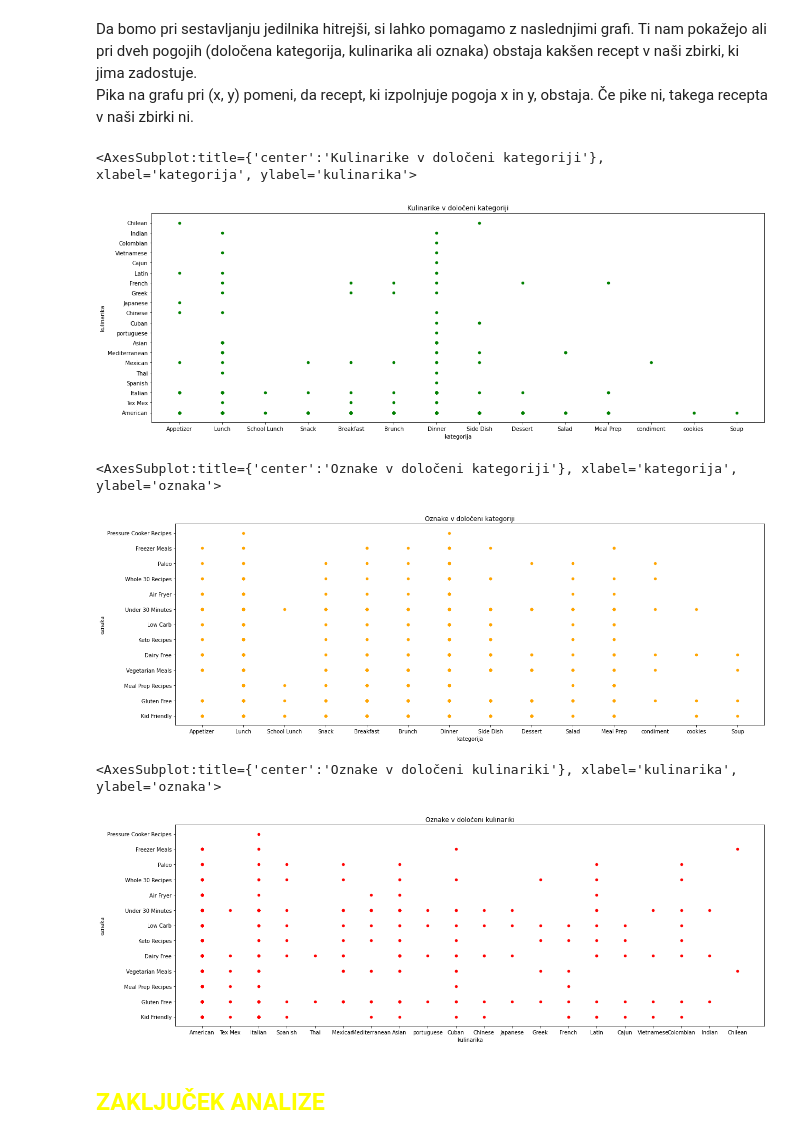
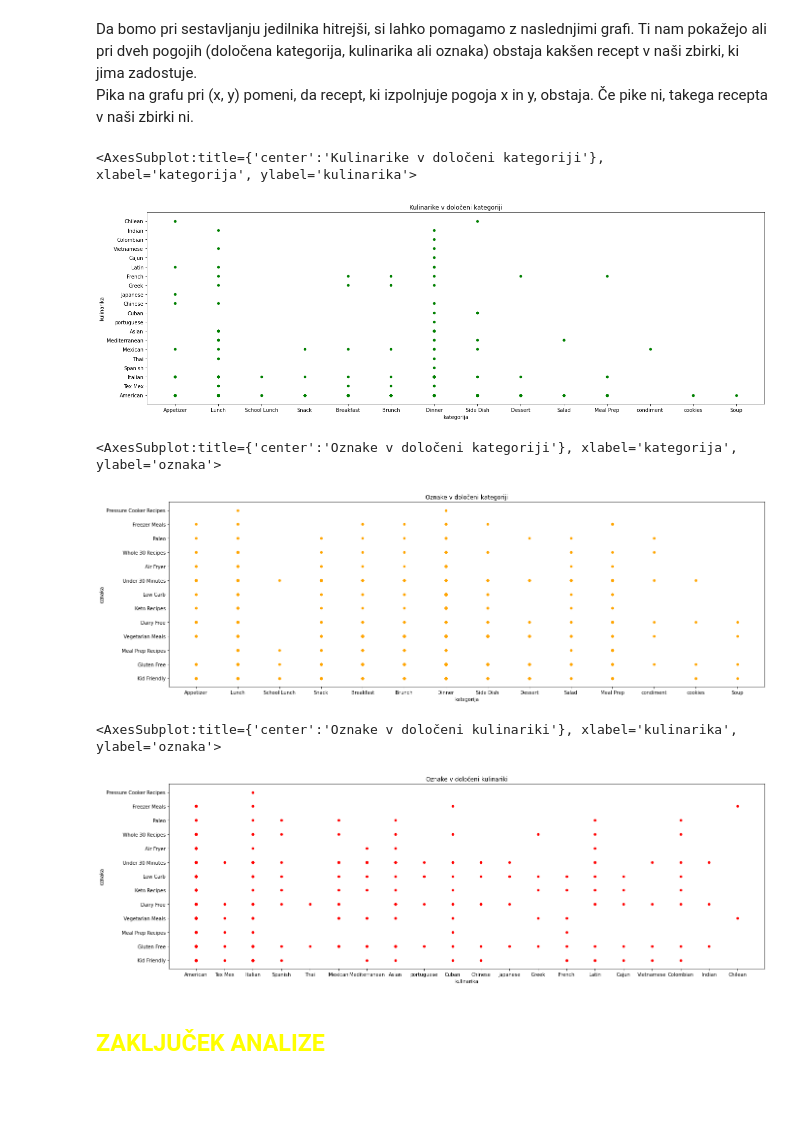
Before and after one commit to AljaZaletelj/Analiza-receptov, a Jupyter notebook: analiza_receptov.ipynb, the cells around one changed output. Saved outputs shown, nothing was run; the diff lists cells and outputs as text; code cells hidden in the pictures; blank space fills up the shorter version.

```diff
--- a/analiza_receptov.ipynb
+++ b/analiza_receptov.ipynb
@@ -591,22 +591,22 @@ Ti nam pokažejo ali pri dveh pogojih (določena kategorija, kulinarika ali ozna
 Pika na grafu pri (x, y) pomeni, da recept, ki izpolnjuje pogoja x in y, obstaja. Če pike ni, takega recepta v naši zbirki ni.
 # %%
 recepti_ku_ka = pd.merge(recepti_z_kulinarikami, kategorije)
-recepti_ku_ka.plot.scatter(x= "kategorija", y = "kulinarika", figsize = (20, 7), color = "green", title = "Kulinarike v določeni kategoriji")
+recepti_ku_ka.plot.scatter(x= "kategorija", y = "kulinarika", figsize = (22, 7), color = "green", title = "Kulinarike v določeni kategoriji")
 # %% [output]
 <AxesSubplot:title={'center':'Kulinarike v določeni kategoriji'}, xlabel='kategorija', ylabel='kulinarika'>
-[figure, old version]
+[figure, new version]
 # %%
 recepti_o_ka = pd.merge(recepti_z_oznakami, kategorije)
-recepti_o_ka.plot.scatter(x= "kategorija", y = "oznaka", figsize = (20, 7), color = "orange", title = "Oznake v določeni kategoriji")
+recepti_o_ka.plot.scatter(x= "kategorija", y = "oznaka", figsize = (22, 7), color = "orange", title = "Oznake v določeni kategoriji")
 # %% [output]
 <AxesSubplot:title={'center':'Oznake v določeni kategoriji'}, xlabel='kategorija', ylabel='oznaka'>
-[figure, old version]
+[figure, new version]
 # %%
 recepti_o_ku = pd.merge(recepti_z_oznakami, kulinarike)
-recepti_o_ku.plot.scatter(x= "kulinarika", y = "oznaka", figsize = (20, 7), color = "red", title = "Oznake v določeni kulinariki")
+recepti_o_ku.plot.scatter(x= "kulinarika", y = "oznaka", figsize = (22, 7), color = "red", title = "Oznake v določeni kulinariki")
 # %% [output]
 <AxesSubplot:title={'center':'Oznake v določeni kulinariki'}, xlabel='kulinarika', ylabel='oznaka'>
-[figure, old version]
+[figure, new version]
 # %% [markdown]
 ## <span style="color:yellow">ZAKLJUČEK ANALIZE</span>
 # %% [markdown]
```
Also changed, not shown: parts of 6 cells of this notebook, 1 other file.
